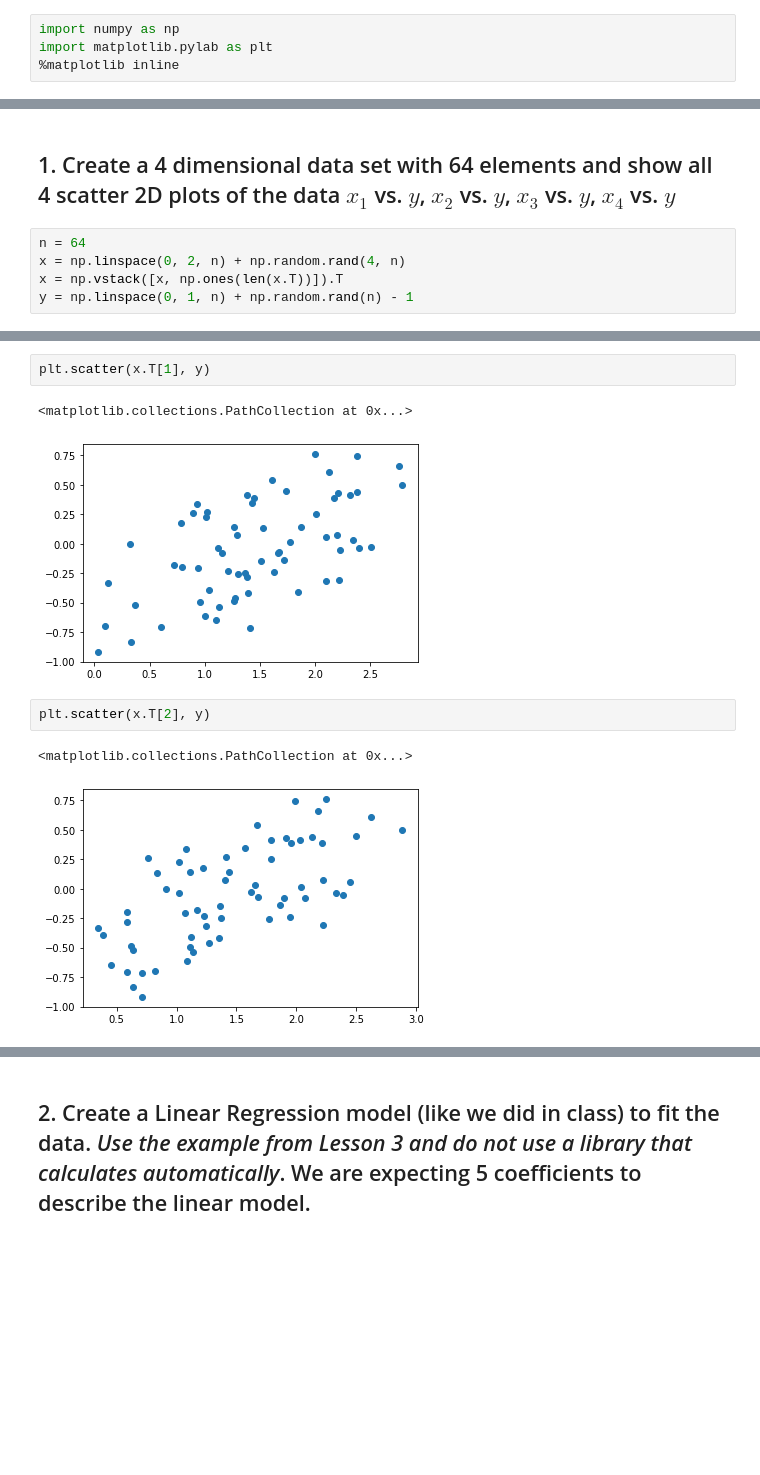
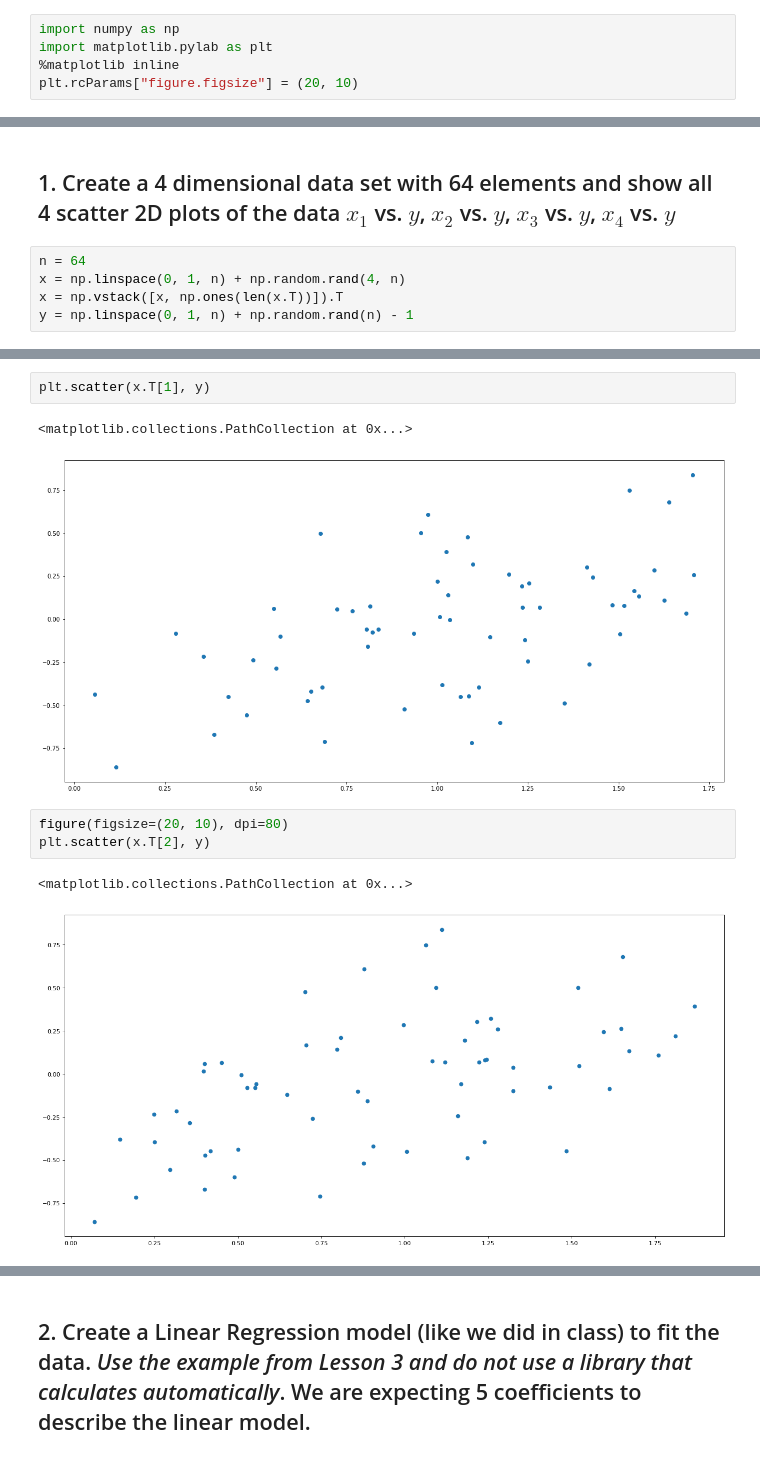
Before and after one commit to cjmasamitsu/mlnn-masamitsu, a Jupyter notebook: 03/masamitsu-week3-asnmt.ipynb, the cells around one changed output, grey strips where cells are left out. Cells and saved outputs as stored; diff of their text form; blank space fills up the shorter version.

```diff
--- a/03/masamitsu-week3-asnmt.ipynb
+++ b/03/masamitsu-week3-asnmt.ipynb
@@ -2,6 +2,7 @@
 import numpy as np
 import matplotlib.pylab as plt
 %matplotlib inline
+plt.rcParams["figure.figsize"] = (20, 10)
 # %% [markdown]
 # Assigment 3
 This assigment focuses on getting comfortable with working with multidimensional data and linear regression.
@@ -16,6 +17,6 @@ Key items include:
 ## 1. Create a 4 dimensional data set with 64 elements and show all 4 scatter 2D plots of the data $x_1$ vs. $y$, $x_2$ vs. $y$,  $x_3$ vs. $y$, $x_4$ vs. $y$
 # %%
 n = 64
-x = np.linspace(0, 2, n) + np.random.rand(4, n)
+x = np.linspace(0, 1, n) + np.random.rand(4, n)
 x = np.vstack([x, np.ones(len(x.T))]).T
 y = np.linspace(0, 1, n) + np.random.rand(n) - 1
@@ -28,12 +45,13 @@ plt.scatter(x.T[0], y)
 plt.scatter(x.T[1], y)
 # %% [output]
 <matplotlib.collections.PathCollection at 0x...>
-[figure, old version]
+[figure, new version]
 # %%
+figure(figsize=(20, 10), dpi=80)
 plt.scatter(x.T[2], y)
 # %% [output]
 <matplotlib.collections.PathCollection at 0x...>
-[figure, old version]
+[figure, new version]
 # %%
 plt.scatter(x.T[3], y)
 # %% [output]
```
Also changed, not shown: parts of 23 cells of this notebook, 1 other file.
